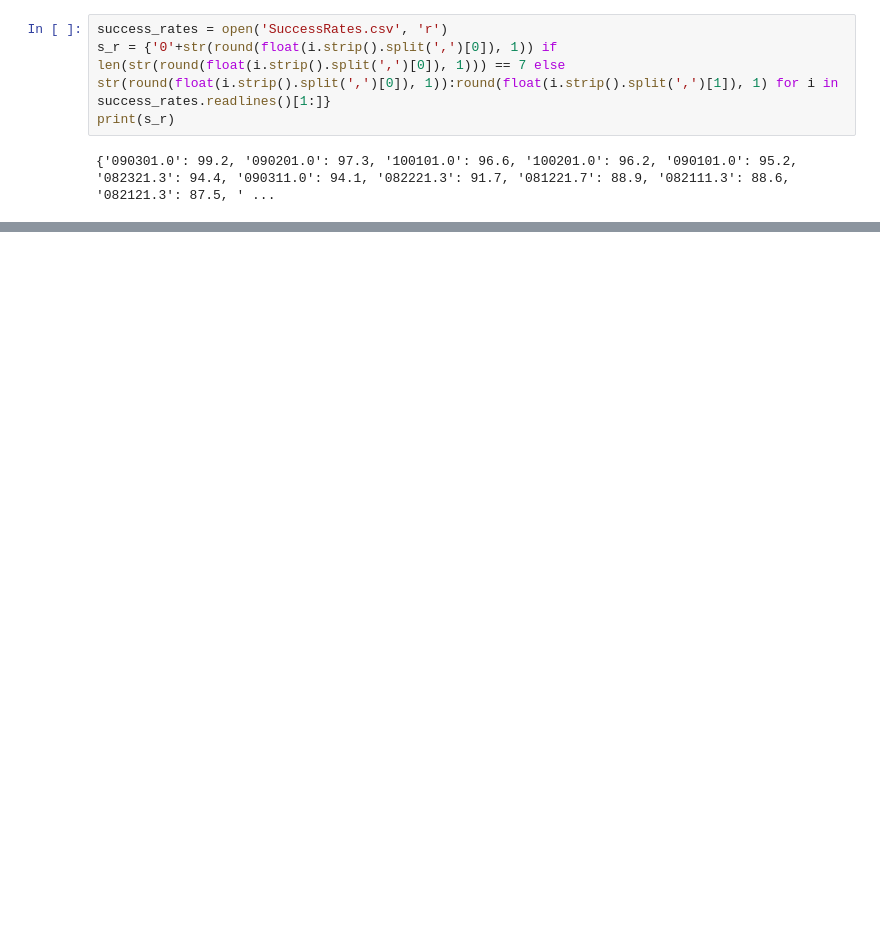
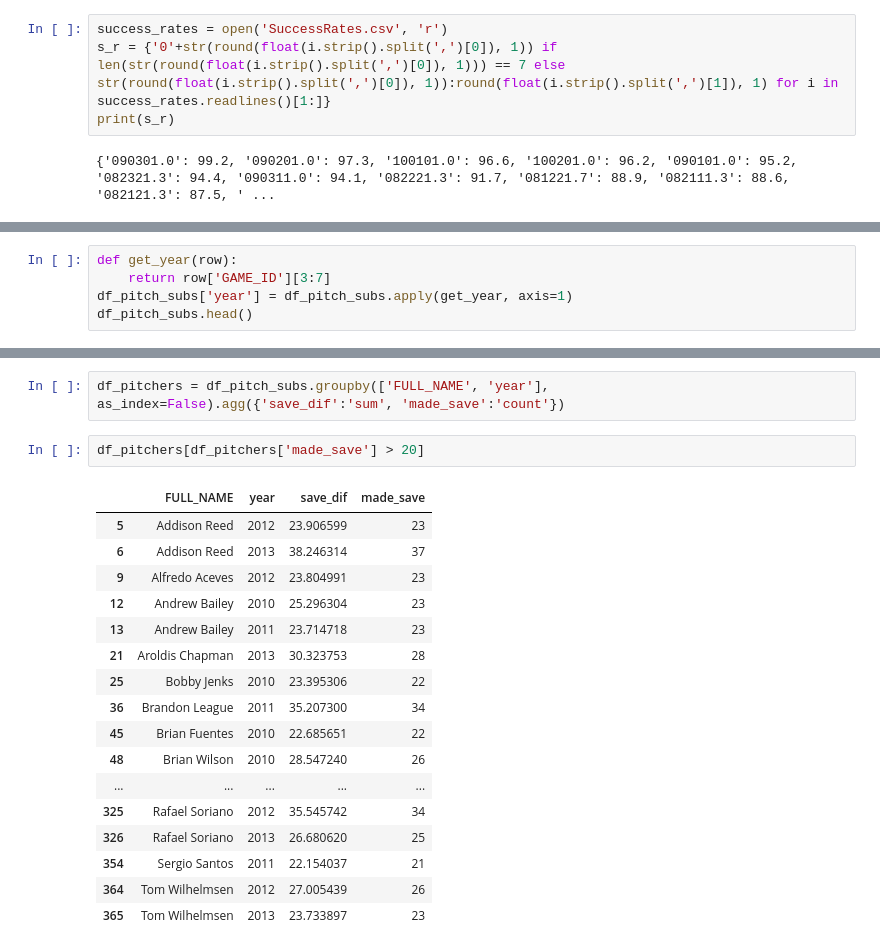
Before and after one commit to DylanSchneider/Save2.0, a Jupyter notebook: Save2.ipynb, the cells around one changed output, grey strips where cells are left out. Saved outputs shown, nothing was run; the diff lists cells and outputs as text; blank space fills up the shorter version.

```diff
--- a/Save2.ipynb
+++ b/Save2.ipynb
@@ -179,0 +171,5 @@ df_pitch_subs.head()
+# %%
+def get_year(row):
+    return row['GAME_ID'][3:7]
+df_pitch_subs['year'] = df_pitch_subs.apply(get_year, axis=1)
+df_pitch_subs.head()
@@ -179,0 +183,22 @@ df_pitch_subs.head()
+# %%
+df_pitchers = df_pitch_subs.groupby(['FULL_NAME', 'year'], as_index=False).agg({'save_dif':'sum', 'made_save':'count'})
+# %%
+df_pitchers[df_pitchers['made_save'] > 20]
+# %% [output]
+|  | FULL_NAME | year | save_dif | made_save |
+| 5 | Addison Reed | 2012 | 23.906599 | 23 |
+| 6 | Addison Reed | 2013 | 38.246314 | 37 |
+| 9 | Alfredo Aceves | 2012 | 23.804991 | 23 |
+| 12 | Andrew Bailey | 2010 | 25.296304 | 23 |
+| 13 | Andrew Bailey | 2011 | 23.714718 | 23 |
+| 21 | Aroldis Chapman | 2013 | 30.323753 | 28 |
+| 25 | Bobby Jenks | 2010 | 23.395306 | 22 |
+| 36 | Brandon League | 2011 | 35.207300 | 34 |
+| 45 | Brian Fuentes | 2010 | 22.685651 | 22 |
+| 48 | Brian Wilson | 2010 | 28.547240 | 26 |
+| ... | ... | ... | ... | ... |
+| 325 | Rafael Soriano | 2012 | 35.545742 | 34 |
+| 326 | Rafael Soriano | 2013 | 26.680620 | 25 |
+| 354 | Sergio Santos | 2011 | 22.154037 | 21 |
+| 364 | Tom Wilhelmsen | 2012 | 27.005439 | 26 |
+| 365 | Tom Wilhelmsen | 2013 | 23.733897 | 23 |
```
Also changed, not shown: parts of 5 cells of this notebook.
